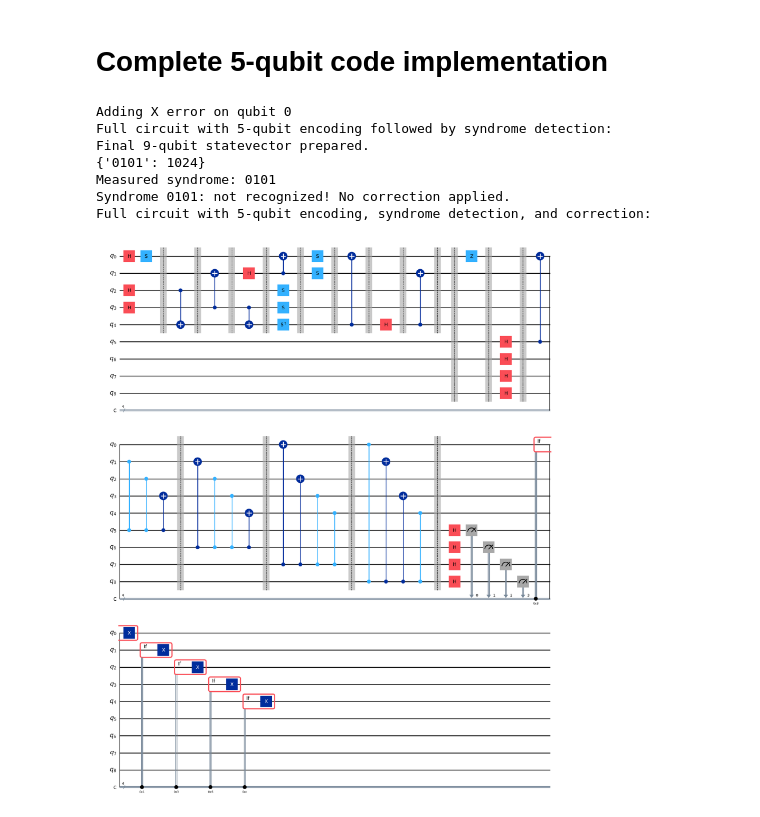
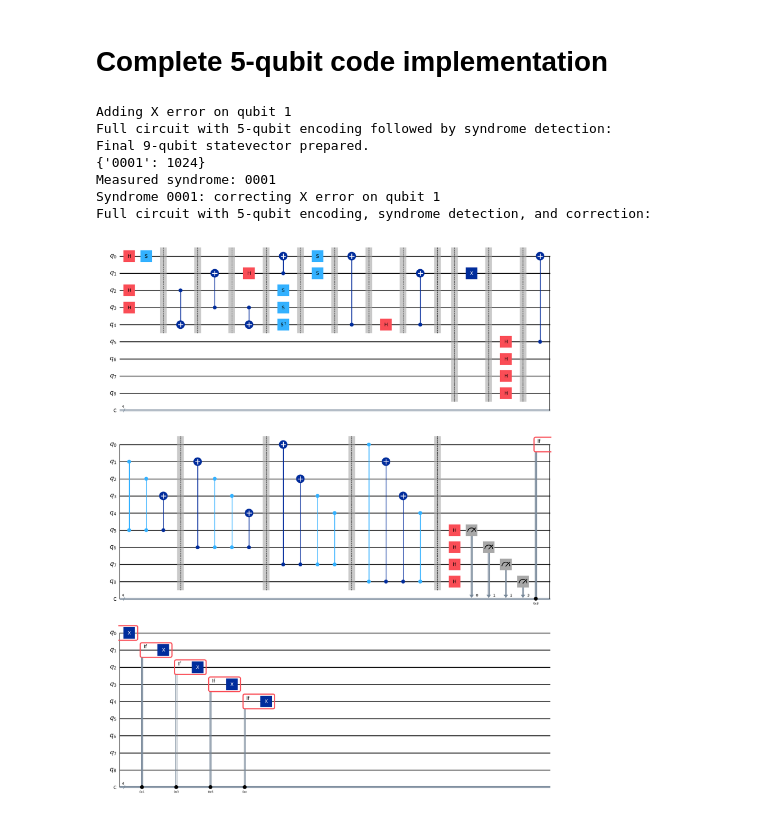
Before and after one commit to SidCh1/Python_Practise_Examples, a Jupyter notebook: Qiskit/_five_qubit_code.ipynb, the cells around one changed output. Drawn from its saved outputs; the diff is of its cells as text; code cells hidden in the pictures.

Commit message:
changed add error from z to x

```diff
--- a/Qiskit/_five_qubit_code.ipynb
+++ b/Qiskit/_five_qubit_code.ipynb
@@ -217,7 +217,7 @@ def add_random_bitflip_error(qc):
     qc.barrier()
     error_qubit = random.choice(range(5))
     print(f"Adding X error on qubit {error_qubit}")
-    qc.z(error_qubit)
+    qc.x(error_qubit)
     qc.barrier()
 
 syndrome_to_qubit = {
@@ -271,35 +271,35 @@ def main():
     # Run the circuit
     job = simulator.run(full_circuit, shots=1024)
     result = job.result()
 
     counts = result.get_counts()
     print(counts)
 
     # Find the most probable syndrome
 
     measured_syndrome = max(counts, key=counts.get)
     print(f"Measured syndrome: {measured_syndrome}")
     if measured_syndrome not in syndrome_to_qubit:
         print(f"Syndrome {measured_syndrome}: not recognized! No correction applied.")
     else:
         print(f"Syndrome {measured_syndrome}: correcting X error on qubit {syndrome_to_qubit[measured_syndrome]}")
 
     # --- NEW: Apply correction and print status ---
     apply_syndrome_correction(full_circuit)
 
     # (Optional) Visualize the circuit after correction
     print("Full circuit with 5-qubit encoding, syndrome detection, and correction:")
     display(full_circuit.draw('mpl'))
 
 
 if __name__ == "__main__":
     main()
 # %% [output]
-Adding X error on qubit 0
+Adding X error on qubit 1
 Full circuit with 5-qubit encoding followed by syndrome detection:
 Final 9-qubit statevector prepared.
-{'0101': 1024}
-Measured syndrome: 0101
-Syndrome 0101: not recognized! No correction applied.
+{'0001': 1024}
+Measured syndrome: 0001
+Syndrome 0001: correcting X error on qubit 1
 Full circuit with 5-qubit encoding, syndrome detection, and correction:
-[figure, old version]
+[figure, new version]
```
